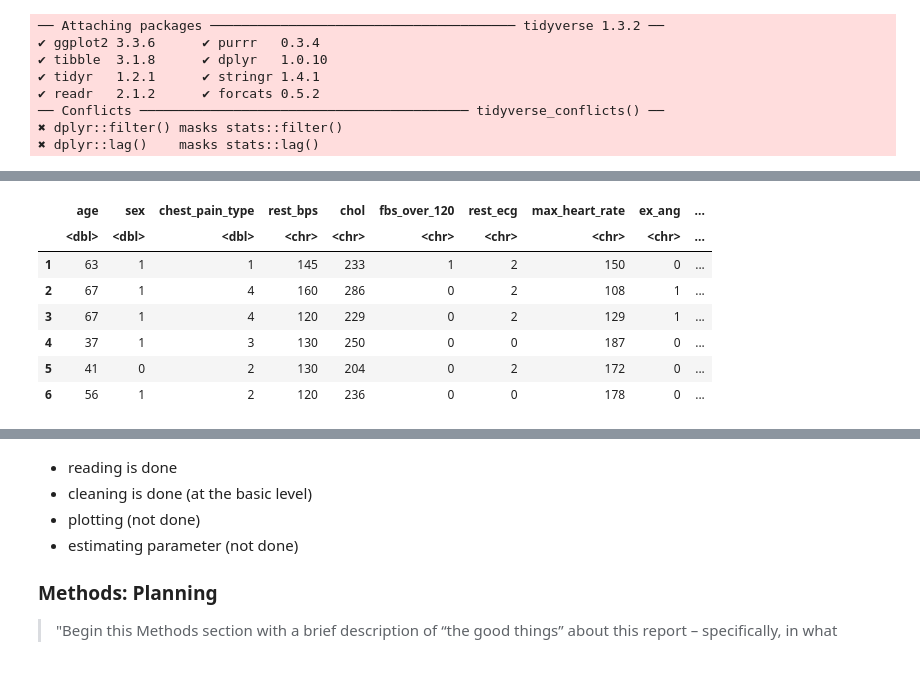
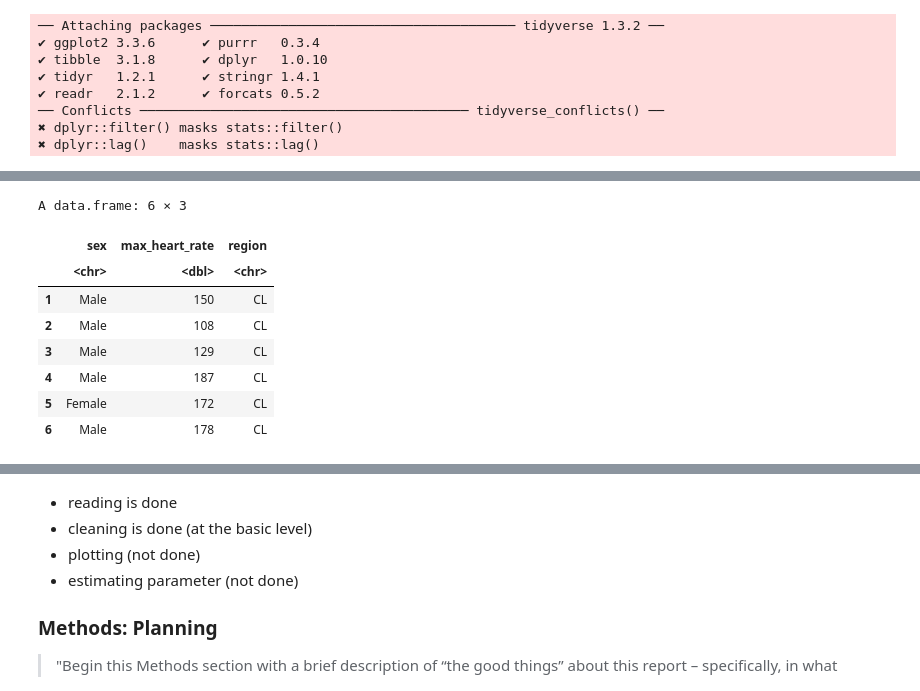
Before and after one commit to glenren/stat_201_group_47, a Jupyter notebook: project_proposal.ipynb, the cells around one changed output, grey strips where cells are left out. Cells and saved outputs as stored; diff of their text form; code cells hidden in the pictures.

Commit message:
selected only needed columns

```diff
--- a/project_proposal.ipynb
+++ b/project_proposal.ipynb
@@ -29,22 +31,12 @@ va <- read.csv("https://archive.ics.uci.edu/ml/machine-learning-databases/heart-
 sw <- read.csv("https://archive.ics.uci.edu/ml/machine-learning-databases/heart-disease/processed.switzerland.data", header = FALSE) %>%
     mutate(region = "SW")
 data <- rbind(cl, hg, va, sw) %>%
-    rename(
-        age = V1,
-        sex = V2,
-        chest_pain_type = V3,
-        rest_bps = V4,
-        chol = V5,
-        fbs_over_120 = V6,
-        rest_ecg = V7,
-        max_heart_rate = V8,
-        ex_ang = V9,
-        old_peak = V10,
-        slope = V11,
-        ca = V12,
-        thal = V13,
-        diagnosis = V14
-    )
+    select(V2, V8, region) %>%
+    rename(sex = V2, max_heart_rate = V8) %>%
+    mutate(max_heart_rate = as.numeric(max_heart_rate))
+
+data$sex[data$sex == 1] <- "Male"
+data$sex[data$sex == 0] <- "Female"
 
 head(data)
 # %% [output]
@@ -52,8 +45,9 @@ A data.frame: 6 × 15
+A data.frame: 6 × 3
-|  | age | sex | chest_pain_type | rest_bps | chol | fbs_over_120 | rest_ecg | max_heart_rate | ex_ang | ... |
-|  | <dbl> | <dbl> | <dbl> | <chr> | <chr> | <chr> | <chr> | <chr> | <chr> | ... |
-| 1 | 63 | 1 | 1 | 145 | 233 | 1 | 2 | 150 | 0 | ... |
-| 2 | 67 | 1 | 4 | 160 | 286 | 0 | 2 | 108 | 1 | ... |
-| 3 | 67 | 1 | 4 | 120 | 229 | 0 | 2 | 129 | 1 | ... |
-| 4 | 37 | 1 | 3 | 130 | 250 | 0 | 0 | 187 | 0 | ... |
-| 5 | 41 | 0 | 2 | 130 | 204 | 0 | 2 | 172 | 0 | ... |
-| 6 | 56 | 1 | 2 | 120 | 236 | 0 | 0 | 178 | 0 | ... |
+|  | sex | max_heart_rate | region |
+|  | <chr> | <dbl> | <chr> |
+| 1 | Male | 150 | CL |
+| 2 | Male | 108 | CL |
+| 3 | Male | 129 | CL |
+| 4 | Male | 187 | CL |
+| 5 | Female | 172 | CL |
+| 6 | Male | 178 | CL |
```
Also changed, not shown: parts of 4 cells of this notebook.
